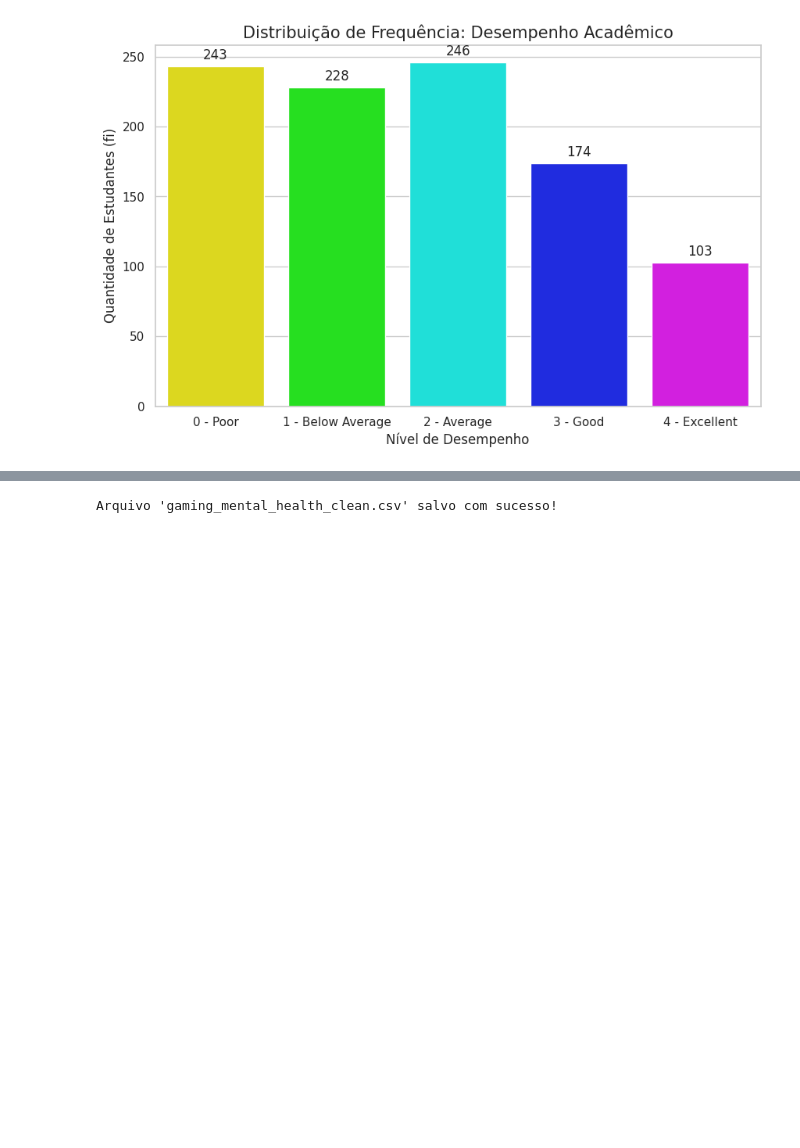
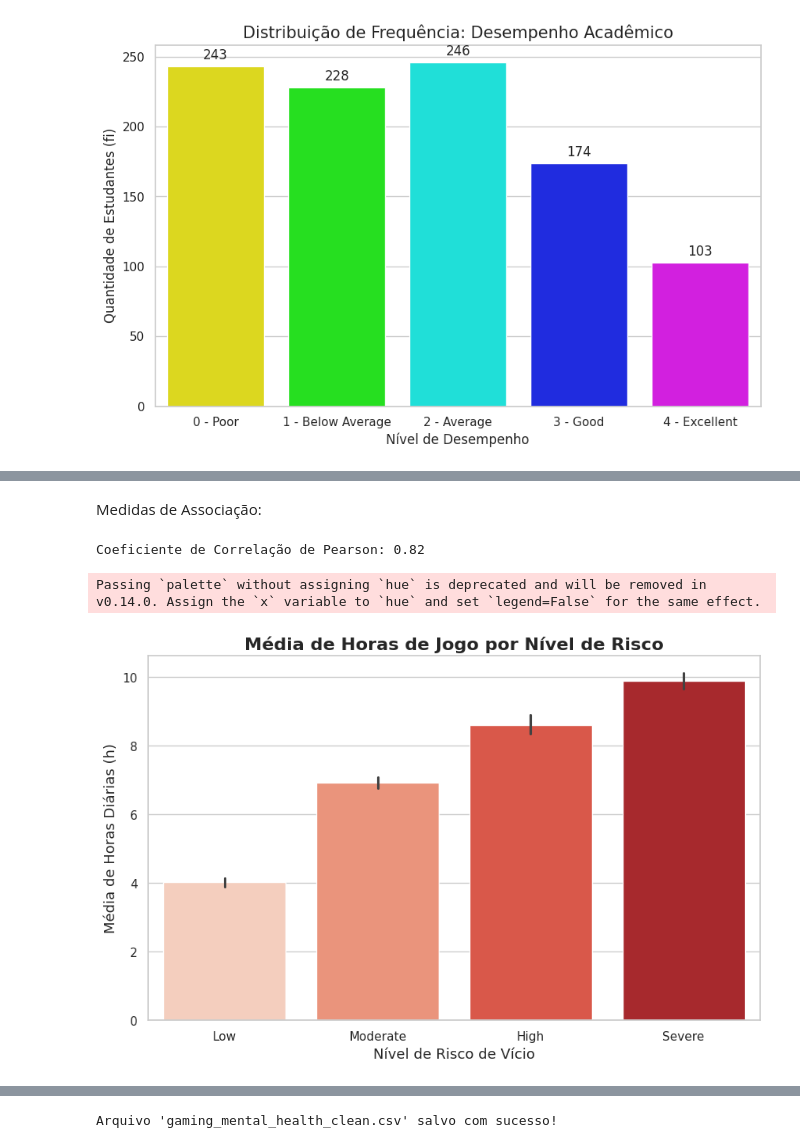
Before and after one commit to LauraRii/projeto-final-cdd-2026-, a Jupyter notebook: projetofinalcdd.ipynb, the cells around one changed output, grey strips where cells are left out. Cells and saved outputs as stored; diff of their text form; code cells hidden in the pictures; blank space fills up the shorter version.

```diff
--- a/projetofinalcdd.ipynb
+++ b/projetofinalcdd.ipynb
@@ -551,0 +582,4 @@ plt.show()
+# %%
+df_descritivo = df[df['daily_gaming_hours'] <= limite_superior].copy()
+
+df_descritivo.head()
@@ -551,0 +744,30 @@ plt.show()
+# %% [markdown]
+Medidas de Associação:
+# %%
+correlacao_pearson = df_final_enxuto['daily_gaming_hours'].corr(df_final_enxuto['risk_level_n'])
+
+print(f"Coeficiente de Correlação de Pearson: {correlacao_pearson:.2f}")
+# %% [output]
+Coeficiente de Correlação de Pearson: 0.82
+# %%
+import matplotlib.pyplot as plt
+import seaborn as sns
+
+ordem_risco = ['Low', 'Moderate', 'High', 'Severe']
+
+plt.figure(figsize=(10, 6))
+
+sns.barplot(data=df_final_enxuto,
+            x='gaming_addiction_risk_level',
+            y='daily_gaming_hours',
+            order=ordem_risco,
+            palette='Reds')
+
+plt.title('Média de Horas de Jogo por Nível de Risco', fontsize=16, fontweight='bold')
+plt.xlabel('Nível de Risco de Vício', fontsize=13)
+plt.ylabel('Média de Horas Diárias (h)', fontsize=13)
+
+plt.show()
+# %% [output]
+Passing `palette` without assigning `hue` is deprecated and will be removed in v0.14.0. Assign the `x` variable to `hue` and set `legend=False` for the same effect.
+[figure, added]
```
Also changed, not shown: parts of 20 cells of this notebook.
